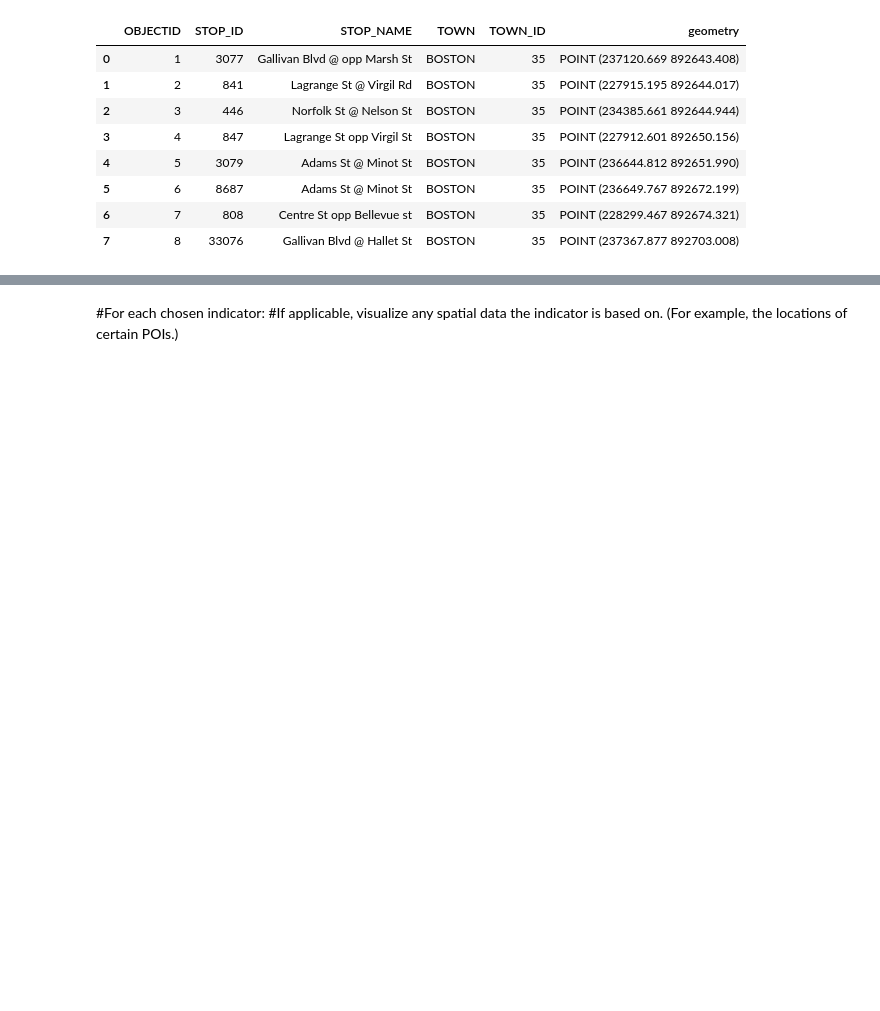
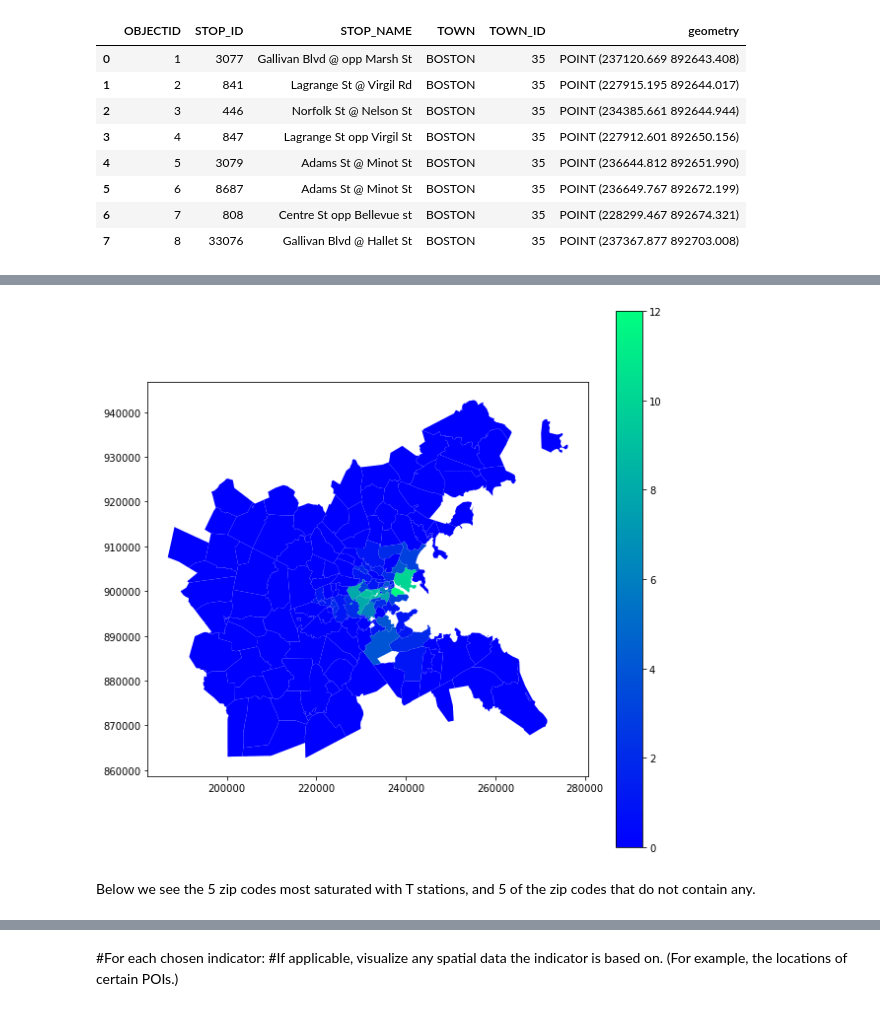
Before and after one commit to finashort/uep239-final-project, a Jupyter notebook: UEP239Final.ipynb, the cells around one changed output, grey strips where cells are left out. Drawn from its saved outputs; the diff is of its cells as text; code cells hidden in the pictures; blank space fills up the shorter version.

```diff
--- a/UEP239Final.ipynb
+++ b/UEP239Final.ipynb
@@ -241,0 +287,17 @@ KeyError: 'g'
+# %%
+#3)Produce a choropleth map visualizing the indicator values and produce a ZCTA ranking based on the indicator values, reporting the highest and lowest ranking ZCTAs.
+
+#add the contextily basemap, add title
+
+#ranking: number of Ts per zip code
+zcta_boston.plot(column='station_count',
+           alpha=1,
+           #ax=base,
+           legend=True,
+           cmap='winter',
+           figsize=(10, 10))
+plt.show()
+# %% [output]
+[figure, added]
+# %% [markdown]
+Below we see the 5 zip codes most saturated with T stations, and 5 of the zip codes that do not contain any.
```
Also changed, not shown: parts of 33 cells of this notebook.
